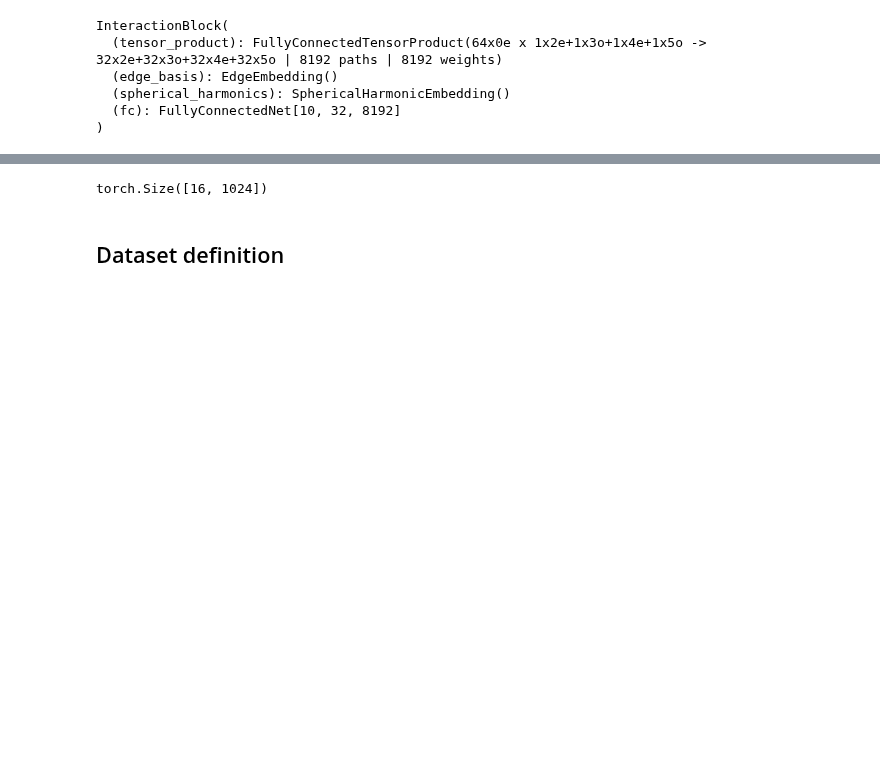
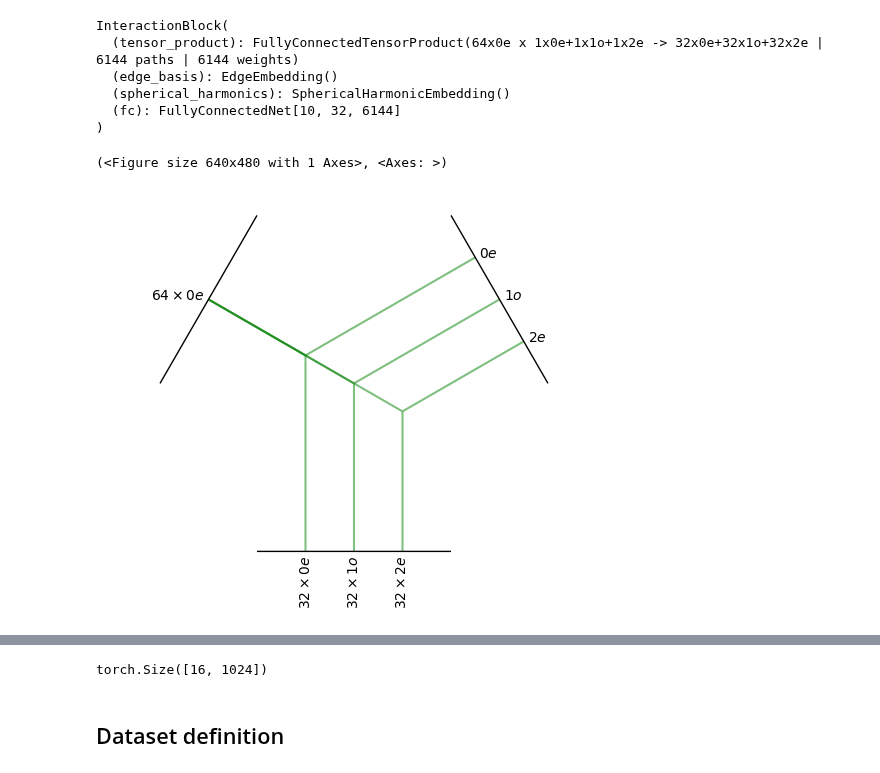
Before and after one commit to IntelLabs/EquiTriton, a Jupyter notebook: notebooks/Baseline model development.ipynb, the cells around one changed output, grey strips where cells are left out. Saved outputs shown, nothing was run; the diff lists cells and outputs as text; code cells hidden in the pictures; blank space fills up the shorter version.

```diff
--- a/notebooks/Baseline model development.ipynb
+++ b/notebooks/Baseline model development.ipynb
@@ -83,6 +85,7 @@ class SphericalHarmonicEmbedding(nn.Module):
         l_values: list[int],
         normalize: bool = True,
         normalization: Literal["norm", "integral", "component"] = "integral",
+        use_e3nn: bool = False,
     ):
         """
         Projects cartesian positions onto spherical harmonic functions.
@@ -92,10 +95,16 @@ class SphericalHarmonicEmbedding(nn.Module):
         self.irreps = spherical_harmonics_irreps(self.l_values, num_feat=1)
         self.normalize = normalize
         self.normalization = normalization
+        self.use_e3nn = use_e3nn
 
     def forward(self, coords: torch.Tensor) -> torch.Tensor:
-        outputs = [triton_spherical_harmonic(l, coords) for l in self.l_values]
-        return torch.cat(outputs, dim=-1)
+        if not self.use_e3nn:
+            outputs = [triton_spherical_harmonic(l, coords) for l in self.l_values]
+            return torch.cat(outputs, dim=-1)
+        else:
+            return o3.spherical_harmonics(
+                self.irreps, coords, self.normalize, self.normalization
+            )
 
 
 class InteractionBlock(nn.Module):
@@ -151,6 +160,7 @@ class InteractionBlock(nn.Module):
         >>> block.sph_irreps
         ['1x0e', '2x0e']
         """
+        sph_harm_kwargs.setdefault("use_e3nn", False)
 
         super().__init__()
         # this is effectively the average number of neighbors in other models
@@ -285,6 +295,8 @@ class EquiTritonModel(nn.Module):
 
         Note: This class uses PyTorch Geometric's Graph data structure and assumes that the input graph has already been processed using a suitable preprocessing step.
         """
+        sph_harm_kwargs.setdefault("use_e3nn", False)
+
         super().__init__()
         self.atomic_embedding = AtomEmbedding(num_atoms, initial_atom_dim)
         self.initial_layer = InteractionBlock(
@@ -317,6 +329,23 @@ class EquiTritonModel(nn.Module):
         self.skip_connections = skip_connections
         self.output_dim = output_dim
 
+    def visualize(self, **kwargs):
+        num_plots = len(self.conv_layers) + 1
+        fig, axarray = plt.subplots(num_plots, 1, figsize=(3, 12))
+        # make indexing easier
+        axarray = axarray.flatten()
+
+        self.initial_layer.tensor_product.visualize(ax=axarray[0], **kwargs)
+        axarray[0].set_title("Input layer", loc="right")
+        index = 1
+        for layer_name, layer in self.conv_layers.items():
+            ax = axarray[index]
+            layer.tensor_product.visualize(ax=ax, **kwargs)
+            ax.set_title(layer_name, loc="right")
+            index += 1
+        fig.tight_layout()
+        return fig, axarray
+
     def forward(self, graph: PyGGraph) -> tuple[torch.Tensor, torch.Tensor]:
         # determine if the graph is batched or not
         is_batched = hasattr(graph, "ptr")
@@ -375,6 +408,16 @@ torch.Size([2, 12])
 # %%
 layer = InteractionBlock(
-    64, [2, 3, 4, 5], 10, 32, radius_cutoff=6.0, degree_norm=17**0.5
+    64,
+    [
+        0,
+        1,
+        2,
+    ],
+    10,
+    32,
+    radius_cutoff=6.0,
+    degree_norm=17**0.5,
+    sph_harm_kwargs={"use_e3nn": True},
 ).to("cuda")
 # %%
 next_layer = InteractionBlock(
@@ -384,11 +436,16 @@ next_layer = InteractionBlock(
 layer
 # %% [output]
 InteractionBlock(
-  (tensor_product): FullyConnectedTensorProduct(64x0e x 1x2e+1x3o+1x4e+1x5o -> 32x2e+32x3o+32x4e+32x5o | 8192 paths | 8192 weights)
+  (tensor_product): FullyConnectedTensorProduct(64x0e x 1x0e+1x1o+1x2e -> 32x0e+32x1o+32x2e | 6144 paths | 6144 weights)
   (edge_basis): EdgeEmbedding()
   (spherical_harmonics): SphericalHarmonicEmbedding()
-  (fc): FullyConnectedNet[10, 32, 8192]
+  (fc): FullyConnectedNet[10, 32, 6144]
 )
+# %%
+layer.tensor_product.visualize()
+# %% [output]
+(<Figure size 640x480 with 1 Axes>, <Axes: >)
+[figure, added]
 # %%
 o = layer(atom_z, coords, edge_index)
 # %%
```
Also changed, not shown: parts of 14 cells of this notebook.
